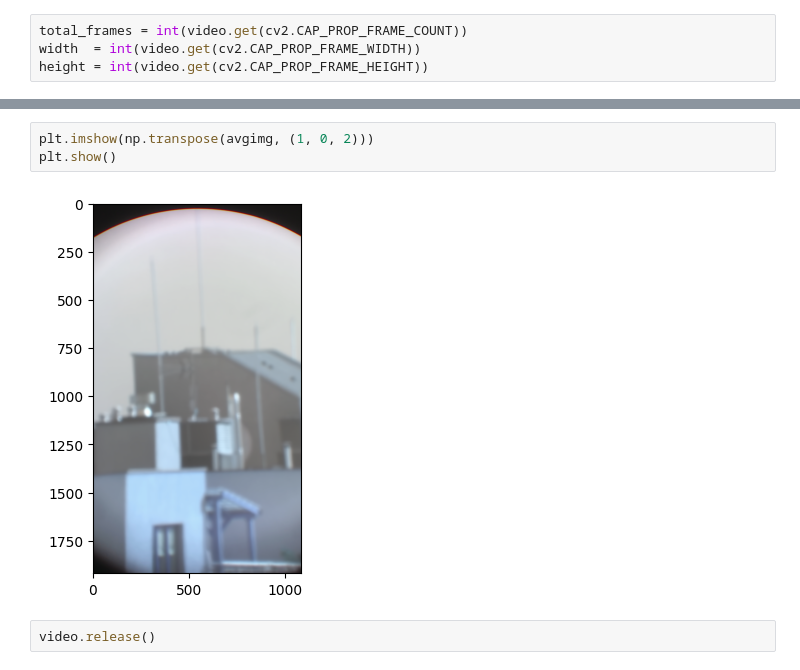
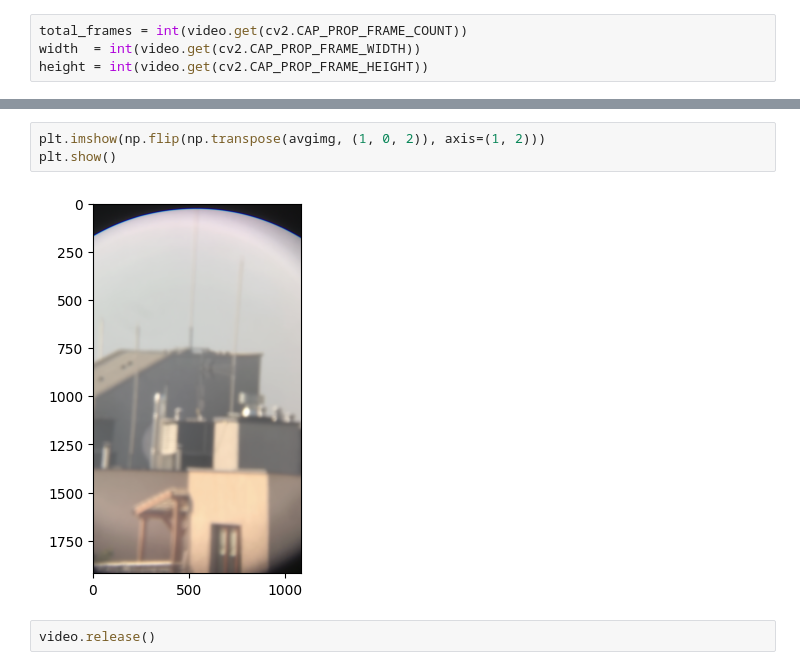
Before and after one commit to pablo53/astro-photo, a Jupyter notebook: ImageStackingAVG.ipynb, the cells around one changed output, grey strips where cells are left out. Saved outputs shown, nothing was run; the diff lists cells and outputs as text.

Commit message:
Fixed matplotlib.pyplot.imshow() ordering problem

```diff
--- a/ImageStackingAVG.ipynb
+++ b/ImageStackingAVG.ipynb
@@ -42,9 +42,9 @@ Processing image # 56
 Processing image # 57
 Done.
 # %%
-plt.imshow(np.transpose(avgimg, (1, 0, 2)))
+plt.imshow(np.flip(np.transpose(avgimg, (1, 0, 2)), axis=(1, 2)))
 plt.show()
 # %% [output]
-[figure, old version]
+[figure, new version]
 # %%
 video.release()
```
